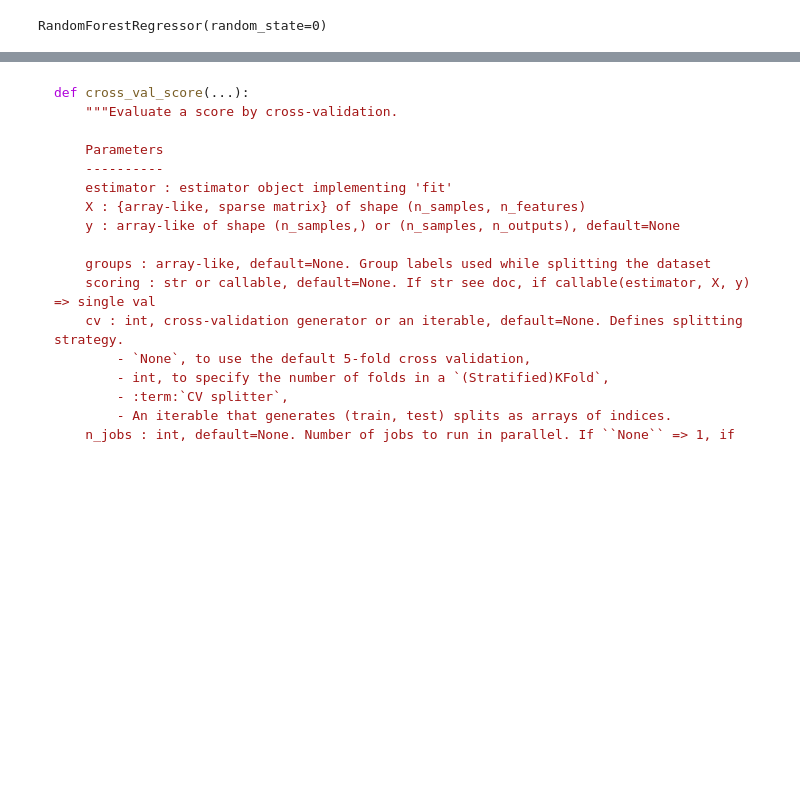
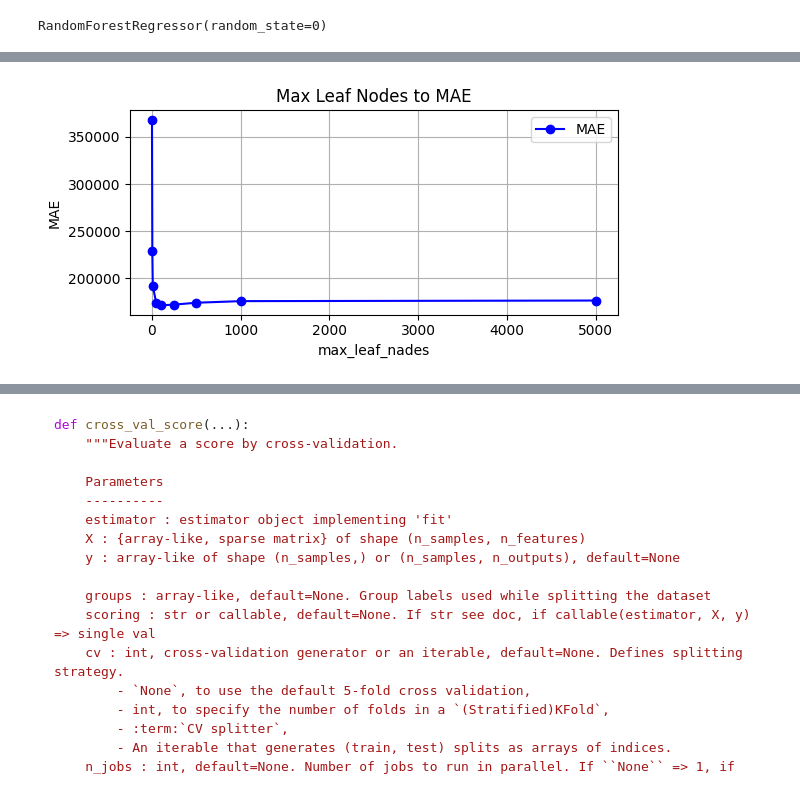
Before and after one commit to dianamatkava/ml-ds-projects, a Jupyter notebook: notes/ModellingInNotes.ipynb, the cells around one changed output, grey strips where cells are left out. Cells and saved outputs as stored; diff of their text form; code cells hidden in the pictures; blank space fills up the shorter version.

```diff
--- a/notes/ModellingInNotes.ipynb
+++ b/notes/ModellingInNotes.ipynb
@@ -870,0 +922,14 @@ Max leaf nodes: max_depth=50000 | MAE: 182375.81793720927
+# %%
+from xgboost import XGBRegressor
+from sklearn.metrics import mean_absolute_error
+
+X_train, X_valid, y_train, y_valid = split_test_dataset(df)
+
+xgb_model = XGBRegressor()
+xgb_model.fit(X_train, y_train)
+
+
+from sklearn.metrics import mean_absolute_error
+
+predictions = xgb_model.predict(X_valid)
+print("MAE (XGB): " + str(mean_absolute_error(predictions, y_valid)))
@@ -870,0 +938,11 @@ Max leaf nodes: max_depth=50000 | MAE: 182375.81793720927
+# %%
+from time import perf_counter as pc
+n_estimators = [1, 5, 10, 50, 100, 250, 500,
+                1000, 5000, 10_000]  # too slow
+mae = []
+
+for n_estimator in n_estimators:
+    t0 = pc()
+    res = get_mae(X_train, X_val, y_train, y_val, XGBRegressor, n_estimators=n_estimator)
+    mae.append(res)
+    print(f"{n_estimator=} | MAE: {res} | Finished in: {pc() - t0}")
@@ -871,3 +960,7 @@ Max leaf nodes: max_depth=50000 | MAE: 182375.81793720927
+# %%
+display_plot(n_estimators, mae, 'max_leaf_nades', 'MAE', 'Max Leaf Nodes to MAE', 'MAE')
+# %% [output]
+[figure, added]
 # %% [markdown]
 # Model Validation
 ## Cross-Validation
```
Also changed, not shown: parts of 18 cells of this notebook, 2 other files.
